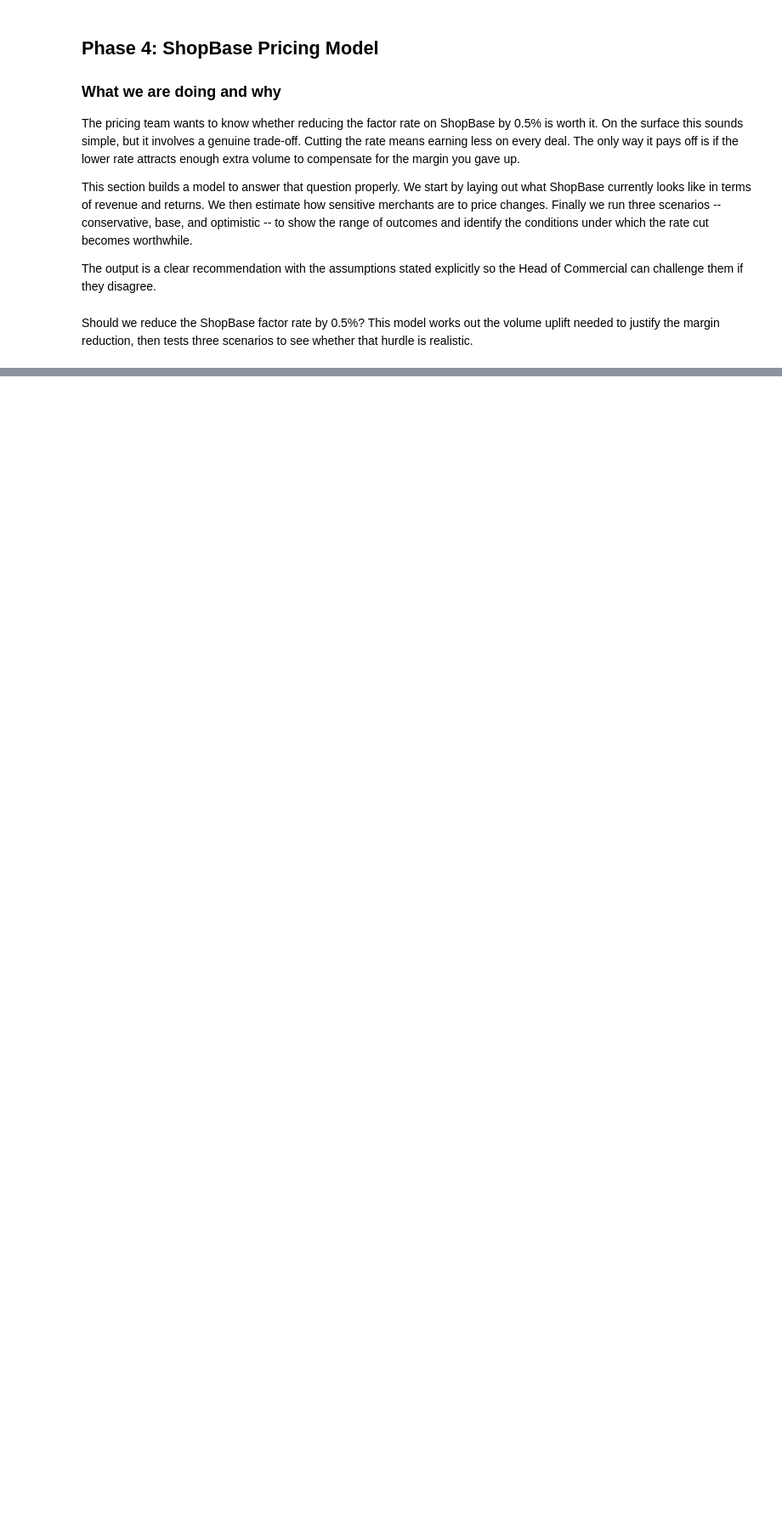
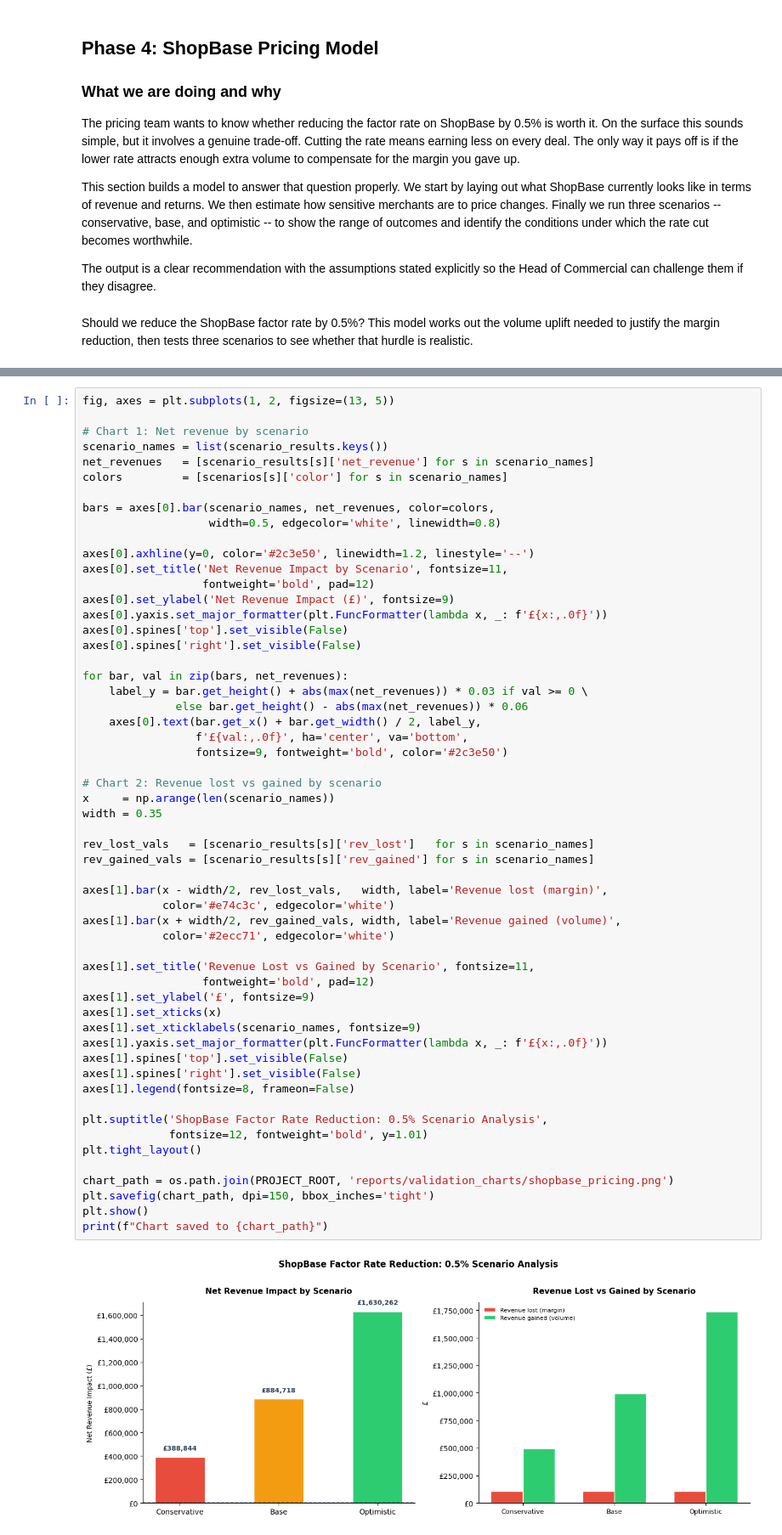
Before and after one commit to dobadina/capflow-analytics, a Jupyter notebook: notebooks/capflow_analytics.ipynb, the cells around one changed output, grey strips where cells are left out. Shown at 85% size. Saved outputs shown, nothing was run; the diff lists cells and outputs as text; blank space fills up the shorter version.

Commit message:
feat: initial project structure, gitignore, requirements, README

```diff
--- a/notebooks/capflow_analytics.ipynb
+++ b/notebooks/capflow_analytics.ipynb
@@ -1230,0 +1486,58 @@ print(f"  at least {breakeven_volume_pct:.1%} more ShopBase deals.")
+# %%
+fig, axes = plt.subplots(1, 2, figsize=(13, 5))
+
+# Chart 1: Net revenue by scenario
+scenario_names = list(scenario_results.keys())
+net_revenues   = [scenario_results[s]['net_revenue'] for s in scenario_names]
+colors         = [scenarios[s]['color'] for s in scenario_names]
+
+bars = axes[0].bar(scenario_names, net_revenues, color=colors,
+                   width=0.5, edgecolor='white', linewidth=0.8)
+
+axes[0].axhline(y=0, color='#2c3e50', linewidth=1.2, linestyle='--')
+axes[0].set_title('Net Revenue Impact by Scenario', fontsize=11,
+                  fontweight='bold', pad=12)
+axes[0].set_ylabel('Net Revenue Impact (£)', fontsize=9)
+axes[0].yaxis.set_major_formatter(plt.FuncFormatter(lambda x, _: f'£{x:,.0f}'))
+axes[0].spines['top'].set_visible(False)
+axes[0].spines['right'].set_visible(False)
+
+for bar, val in zip(bars, net_revenues):
+    label_y = bar.get_height() + abs(max(net_revenues)) * 0.03 if val >= 0 \
+              else bar.get_height() - abs(max(net_revenues)) * 0.06
+    axes[0].text(bar.get_x() + bar.get_width() / 2, label_y,
+                 f'£{val:,.0f}', ha='center', va='bottom',
+                 fontsize=9, fontweight='bold', color='#2c3e50')
+
+# Chart 2: Revenue lost vs gained by scenario
+x     = np.arange(len(scenario_names))
+width = 0.35
+
+rev_lost_vals   = [scenario_results[s]['rev_lost']   for s in scenario_names]
+rev_gained_vals = [scenario_results[s]['rev_gained'] for s in scenario_names]
+
+axes[1].bar(x - width/2, rev_lost_vals,   width, label='Revenue lost (margin)',
+            color='#e74c3c', edgecolor='white')
+axes[1].bar(x + width/2, rev_gained_vals, width, label='Revenue gained (volume)',
+            color='#2ecc71', edgecolor='white')
+
+axes[1].set_title('Revenue Lost vs Gained by Scenario', fontsize=11,
+                  fontweight='bold', pad=12)
+axes[1].set_ylabel('£', fontsize=9)
+axes[1].set_xticks(x)
+axes[1].set_xticklabels(scenario_names, fontsize=9)
+axes[1].yaxis.set_major_formatter(plt.FuncFormatter(lambda x, _: f'£{x:,.0f}'))
+axes[1].spines['top'].set_visible(False)
+axes[1].spines['right'].set_visible(False)
+axes[1].legend(fontsize=8, frameon=False)
+
+plt.suptitle('ShopBase Factor Rate Reduction: 0.5% Scenario Analysis',
+             fontsize=12, fontweight='bold', y=1.01)
+plt.tight_layout()
+
+chart_path = os.path.join(PROJECT_ROOT, 'reports/validation_charts/shopbase_pricing.png')
+plt.savefig(chart_path, dpi=150, bbox_inches='tight')
+plt.show()
+print(f"Chart saved to {chart_path}")
+# %% [output]
+[figure, added]
```
Also changed, not shown: parts of 18 cells of this notebook, 1 other file.
